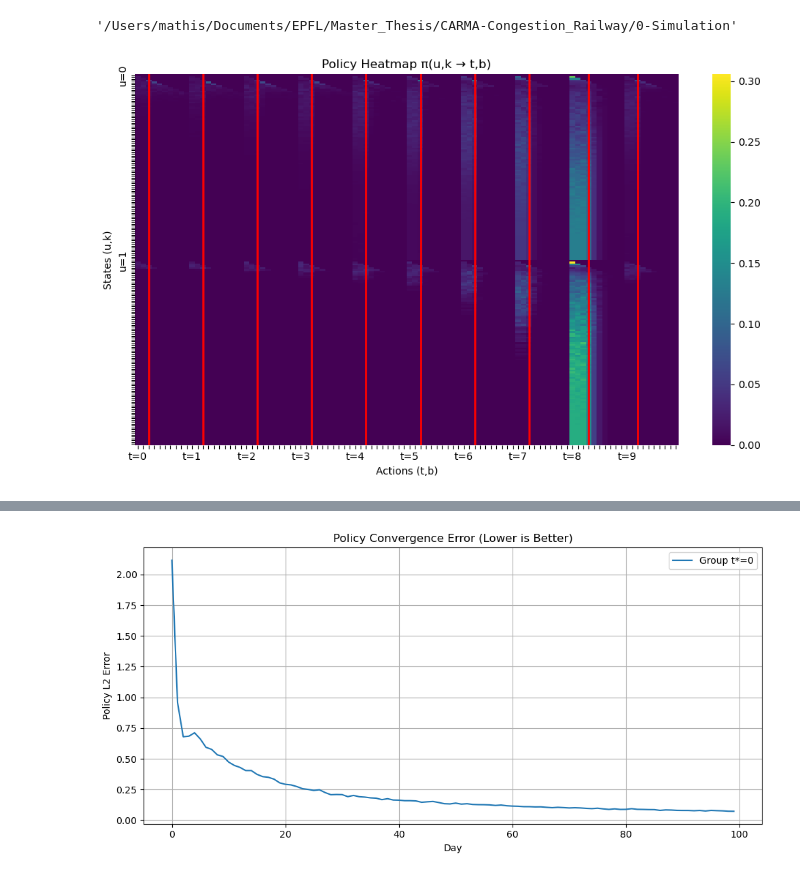
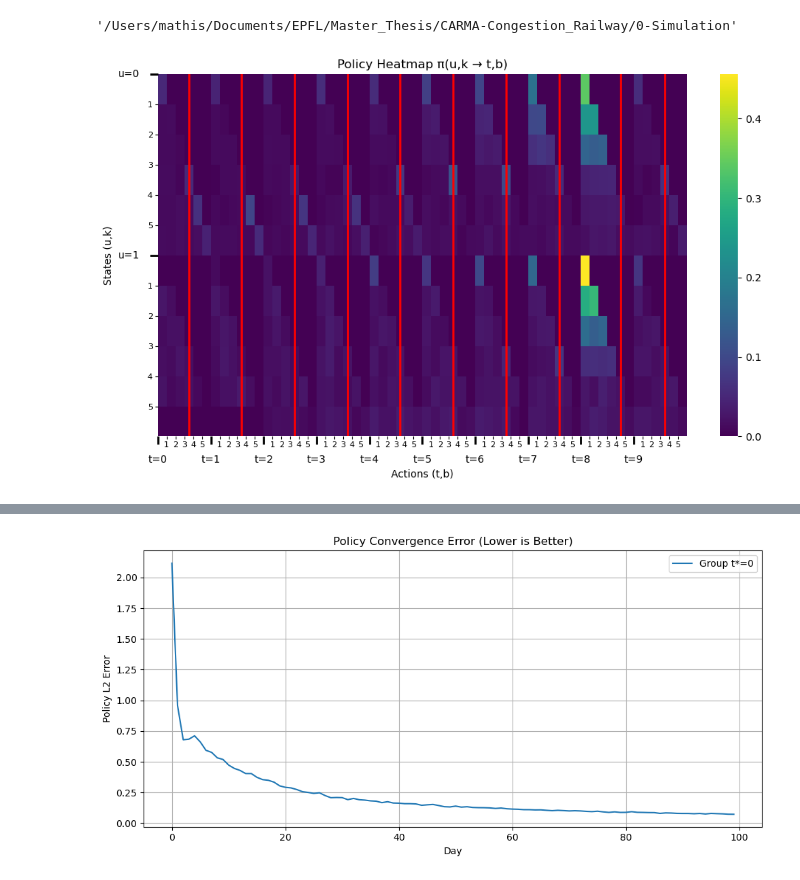
Before and after one commit to mmagnin-hub/CARMA-Congestion_Railway, a Jupyter notebook: 0-Simulation/figure.ipynb, the cells around one changed output, grey strips where cells are left out. Drawn from its saved outputs; the diff is of its cells as text; code cells hidden in the pictures.

Commit message:
Fix the plotting

```diff
--- a/0-Simulation/figure.ipynb
+++ b/0-Simulation/figure.ipynb
@@ -32,10 +32,12 @@ with open(path + 'system.pkl', 'rb') as f:
 # %%
 group = groups[0]
 
-# plot_policy(group)  # full matrix
-
-plot_policy(group, u=[0,1], k=None, t=None, b=[1,2,3,4,5,6,7,8,9,10], b_star=system.b_star)
+# plot_policy(group, b_star=system.b_star)  # full matrix
+max_karma_level = 5 # for plotting
+k_list = list(range(max_karma_level + 1))
+b_list = k_list
+plot_policy(group, u=[0,1], k=k_list, t=None, b=b_list, b_star=system.b_star)
 # %% [output]
-[figure, old version]
+[figure, new version]
 # %%
 plt.plot(group.Q)
```
Also changed, not shown: parts of 9 cells of this notebook, 3 other files.
